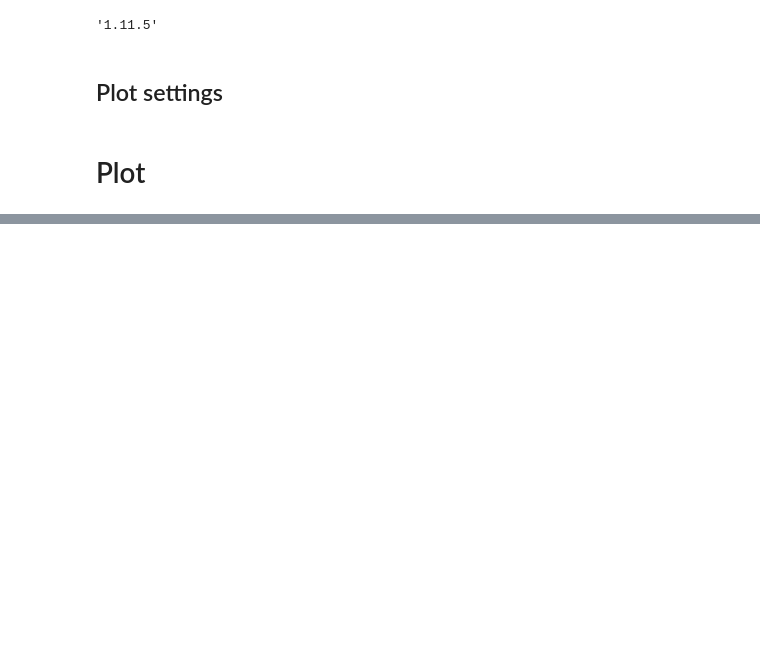
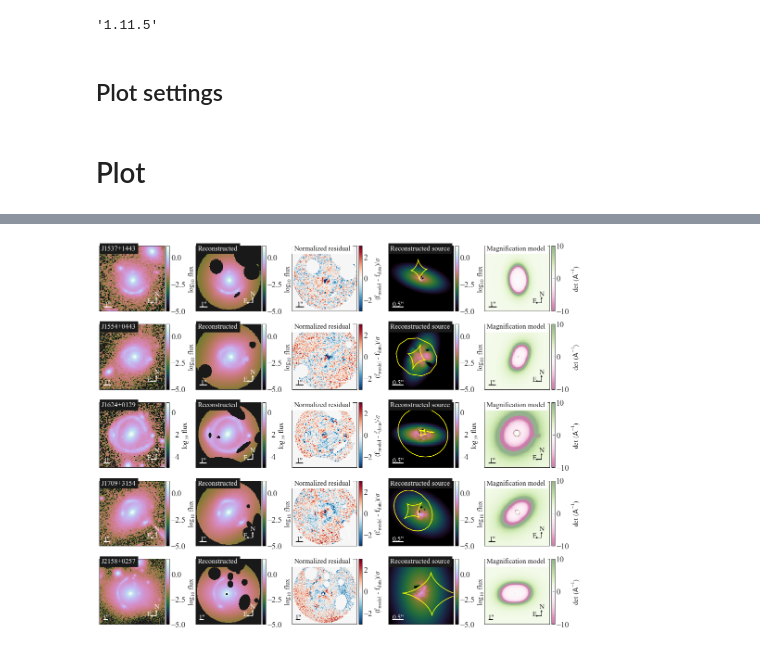
Before and after one commit to AstroBridge/BDLensing, a Jupyter notebook: analysis/make_lens_model_figure.ipynb, the cells around one changed output, grey strips where cells are left out. Drawn from its saved outputs; the diff is of its cells as text; code cells hidden in the pictures; blank space fills up the shorter version.

```diff
--- a/analysis/make_lens_model_figure.ipynb
+++ b/analysis/make_lens_model_figure.ipynb
@@ -207,7 +207,7 @@ fig, axes = plt.subplots(
 )
 
 for i in range(num_lens):
-    lens_name = lens_names[i+7]
+    lens_name = lens_names[i+5]
 
     output_path = f"../lens_systems/{lens_name}/{lens_name}_mcmc_output.joblib"
 
@@ -292,0 +293,87 @@ reduced chi^2 of data  0 =  0.979879496593528
+# %%
+nrows = 5
+ncols = 5
+num_lens = nrows
+
+fig, axes = plt.subplots(
+    nrows=num_lens,
+    ncols=5,
+    figsize=(6 * 3, num_lens * 3),
+    # sharex=True,
+    # sharey=True,
+    # gridspec_kw={"wspace": 0.05, "hspace": 0.05},
+)
+
+for i in range(num_lens):
+    lens_name = lens_names[i+10]
+
+    output_path = f"../lens_systems/{lens_name}/{lens_name}_mcmc_output.joblib"
+
+    try:
+        with open(output_path, "rb") as f:
+            [input, output] = joblib.load(f)
+
+            [
+                kwargs_result_mcmc,
+                multi_band_list_out,
+                kwargs_fixed_out,
+                shortened_samples_mcmc,
+                param_mcmc,
+            ] = output
+
+            [
+                fitting_kwargs_list_mcmc,
+                multi_band_list,
+                kwargs_model,
+                kwargs_constraints,
+                kwargs_likelihood,
+                kwargs_params,
+                init_samples,
+            ] = input
+
+    except AttributeError:
+        print(f"Failed to load {lens_name}")
+        continue
+
+        # print(kwargs_likelihood)
+
+    model_plot = ModelPlot(
+        multi_band_list,
+        kwargs_model,
+        kwargs_result_mcmc,
+        arrow_size=0.02,
+        cmap_string="cubehelix",
+        image_likelihood_mask_list=kwargs_likelihood["image_likelihood_mask_list"],
+        linear_solver=kwargs_constraints.get("linear_solver", True),
+    )
+
+    model_plot.data_plot(ax=axes[i, 0], text=lens_name[4:14], vmin=-6, vmax=1.5)
+    model_plot.model_plot(ax=axes[i, 1], vmin=-6, vmax=1.5)
+    model_plot.normalized_residual_plot(
+        ax=axes[i, 2], v_min=-3, v_max=3, cmap="RdBu_r", text="Normalized residual"
+    )
+    model_plot.source_plot(
+        ax=axes[i, 3],
+        deltaPix_source=0.03,
+        numPix=100,
+        with_caustics=True,
+        scale_size=0.5,
+    )
+    # model_plot.convergence_plot(ax=axes[i, 3], v_max=1, cmap="gist_heat")
+    model_plot.magnification_plot(ax=axes[i, 4], cmap="PiYG")
+
+fig.tight_layout()
+
+# plt.gca().set_axis_off()
+# plt.subplots_adjust(top = 1, bottom = 0, right = 1, left = 0,
+#             hspace = 0, wspace = 0)
+# plt.margins(0,0)
+# plt.gca().xaxis.set_major_locator(plt.NullLocator())
+# plt.gca().yaxis.set_major_locator(plt.NullLocator())
+
+fig.savefig(
+    "../paper/figures/lens_models_2.pdf",
+    bbox_inches="tight",
+    # pad_inches=0
+)
+# %% [output]
@@ -292,0 +390 @@ reduced chi^2 of data  0 =  0.979879496593528
+[figure, added]
```
Also changed, not shown: parts of 5 cells of this notebook.
